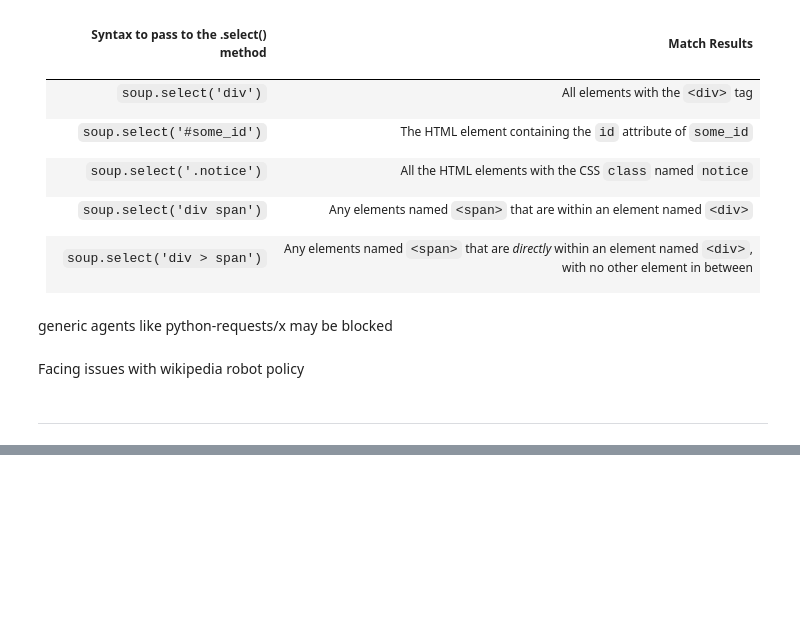
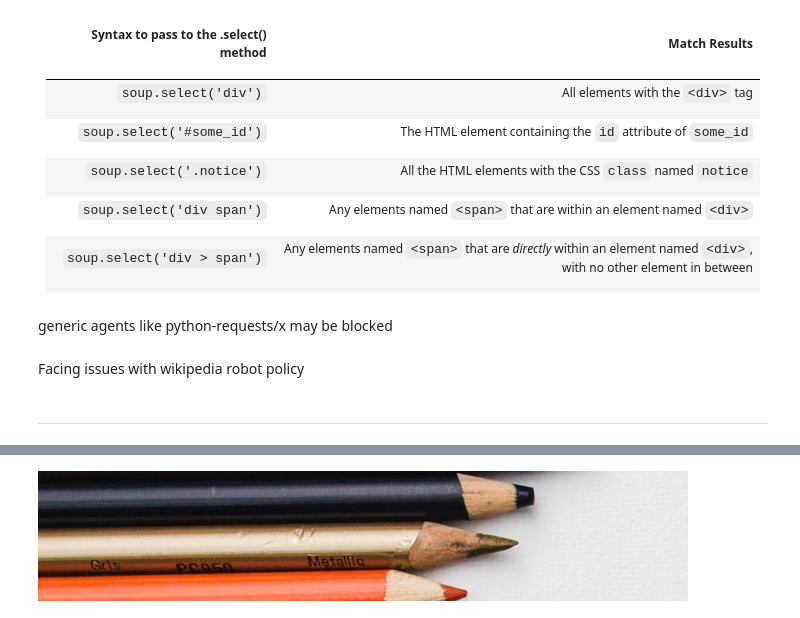
Before and after one commit to lansky1/python, a Jupyter notebook: basics.ipynb, the cells around one changed output, grey strips where cells are left out. Cells and saved outputs as stored; diff of their text form; code cells hidden in the pictures; blank space fills up the shorter version.

```diff
--- a/basics.ipynb
+++ b/basics.ipynb
@@ -1477,0 +1488,7 @@ Facing issues with wikipedia robot policy
+# %%
+width, height = pencils.size
+
+# (left, upper, right, lower) these are pixel coordinates
+pencils.crop((0,0, width/3, height/10)) # Relative Origin, Width, Height
+# %% [output]
+[figure, added]
```
Also changed, not shown: parts of 28 cells of this notebook, 2 other files.
